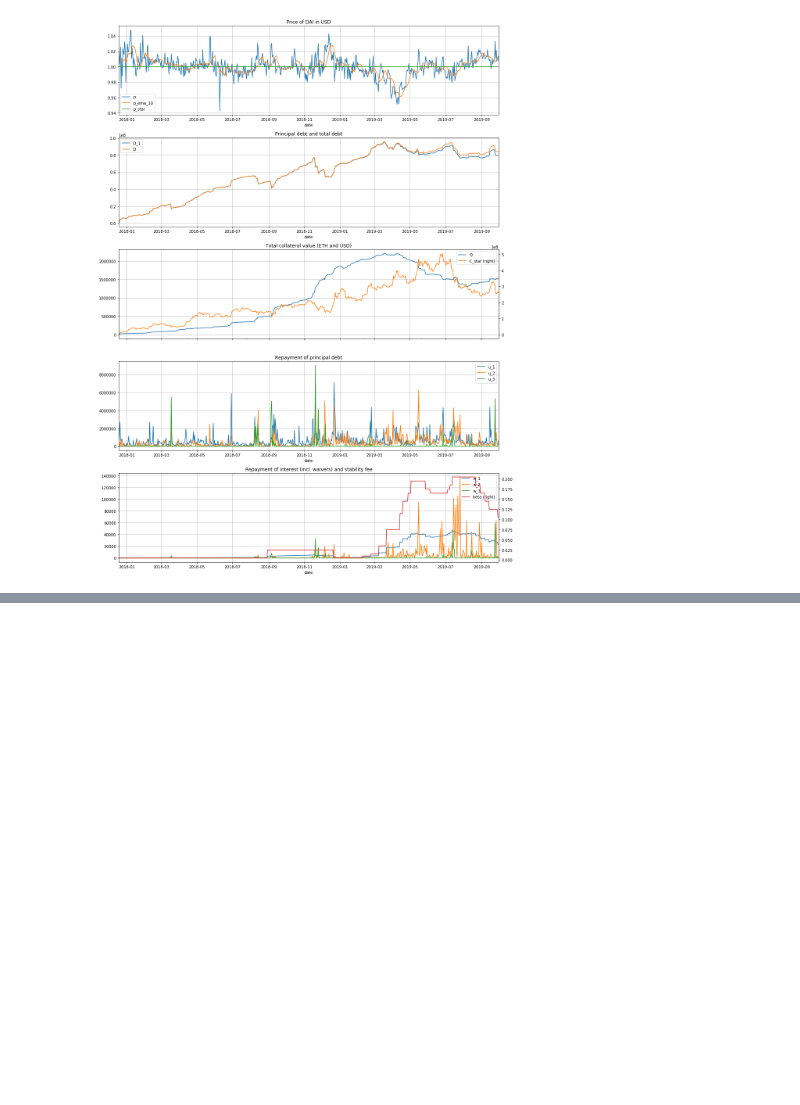
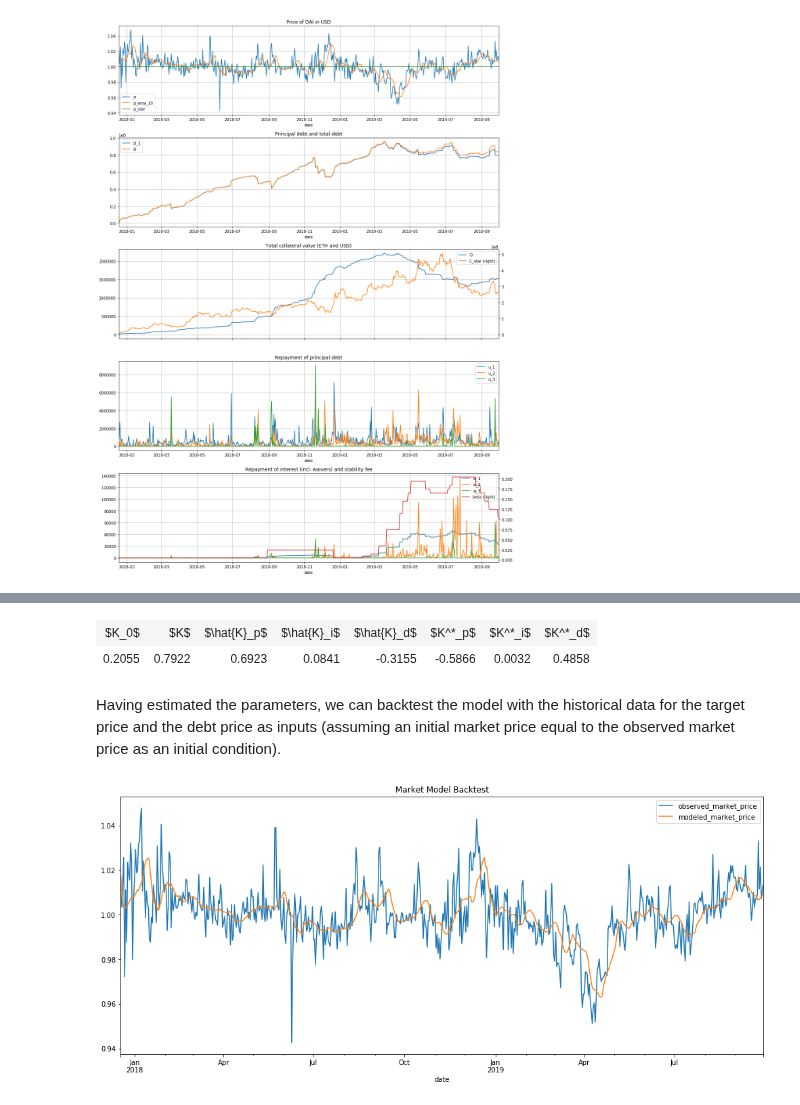
Before and after one commit to reflexer-labs/reflexer-digital-twin, a Jupyter notebook: market_model/_market_model.ipynb, the cells around one changed output, grey strips where cells are left out. Saved outputs shown, nothing was run; the diff lists cells and outputs as text; code cells hidden in the pictures; blank space fills up the shorter version.

```diff
--- a/market_model/1_market_model.ipynb
+++ b/market_model/_market_model.ipynb
@@ -247,0 +310,43 @@ plt.tight_layout()
+# %%
+# display estimated parameters
+mapping = {
+    '$K_0$': 'const',
+    '$K$': 'p',
+    '$\hat{K}_p$': 'e_hat',
+    '$\hat{K}_i$': 'cumsum_e_hat',
+    '$\hat{K}_d$': 'delta_e_hat',
+    '$K^*_p$': 'e_star',
+    '$K^*_i$': 'cumsum_e_star',
+    '$K^*_d$': 'delta_e_star'
+}
+table = [[k for k in mapping.keys()], [round(results.params[v],4) for v in mapping.values()]]
+display(HTML(tabulate.tabulate(table, tablefmt='html')))
+# %% [output]
+| $K_0$ | $K$ | $\hat{K}_p$ | $\hat{K}_i$ | $\hat{K}_d$ | $K^*_p$ | $K^*_i$ | $K^*_d$ |
+| 0.2055 | 0.7922 | 0.6923 | 0.0841 | -0.3155 | -0.5866 | 0.0032 | 0.4858 |
+# %% [markdown]
+Having estimated the parameters, we can backtest the model with the historical data for the target price and the debt price as inputs (assuming an initial market price equal to the observed market price as an initial condition).
+# %%
+modeled_market_price = [df['p'].iloc[0]]
+prev_e_hat = 0
+prev_e_star = 0
+cumsum_e_hat = 0
+cumsum_e_star = 0
+for i,r in df.iterrows():
+    p = modeled_market_price[-1]
+    e_hat = r['p_hat'] - p
+    e_star = r['p_star'] - p
+    cumsum_e_hat += e_hat
+    cumsum_e_star += e_star
+    delta_e_hat = e_hat - prev_e_hat
+    delta_e_star = e_star - prev_e_star
+    pred = sum([eval(v) * results.params[v] for v in input_vars]) + results.params['const']
+    modeled_market_price.append(pred)
+
+backtest_df = pd.DataFrame()
+backtest_df['observed_market_price'] = df['p']
+backtest_df['modeled_market_price'] = modeled_market_price[:-1]
+backtest_df.plot(y=['observed_market_price','modeled_market_price'], figsize=(17,7),
+                 title='Market Model Backtest');
+# %% [output]
+[figure, added]
```
Also changed, not shown: parts of 9 cells of this notebook, 7 other files.
